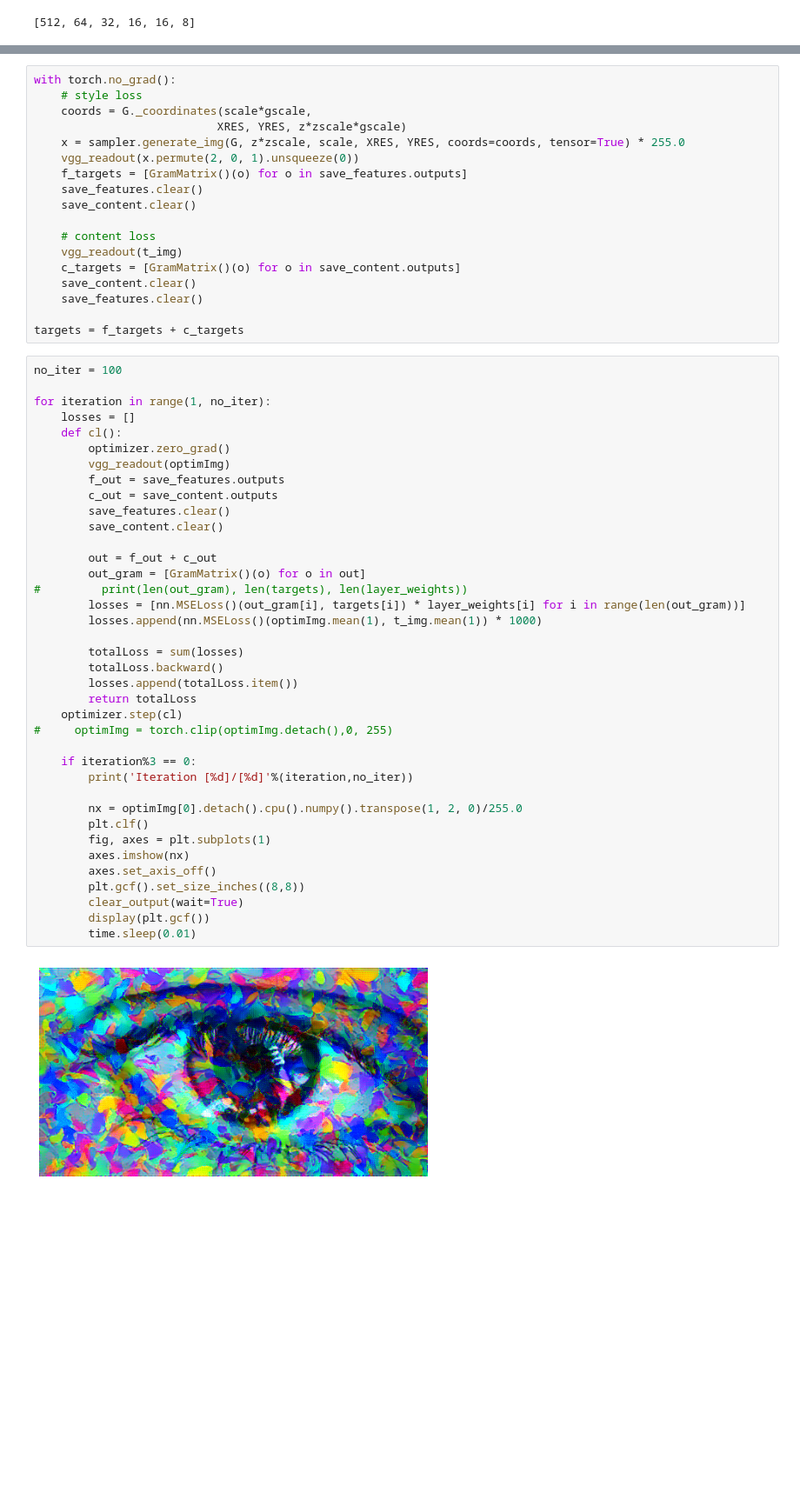
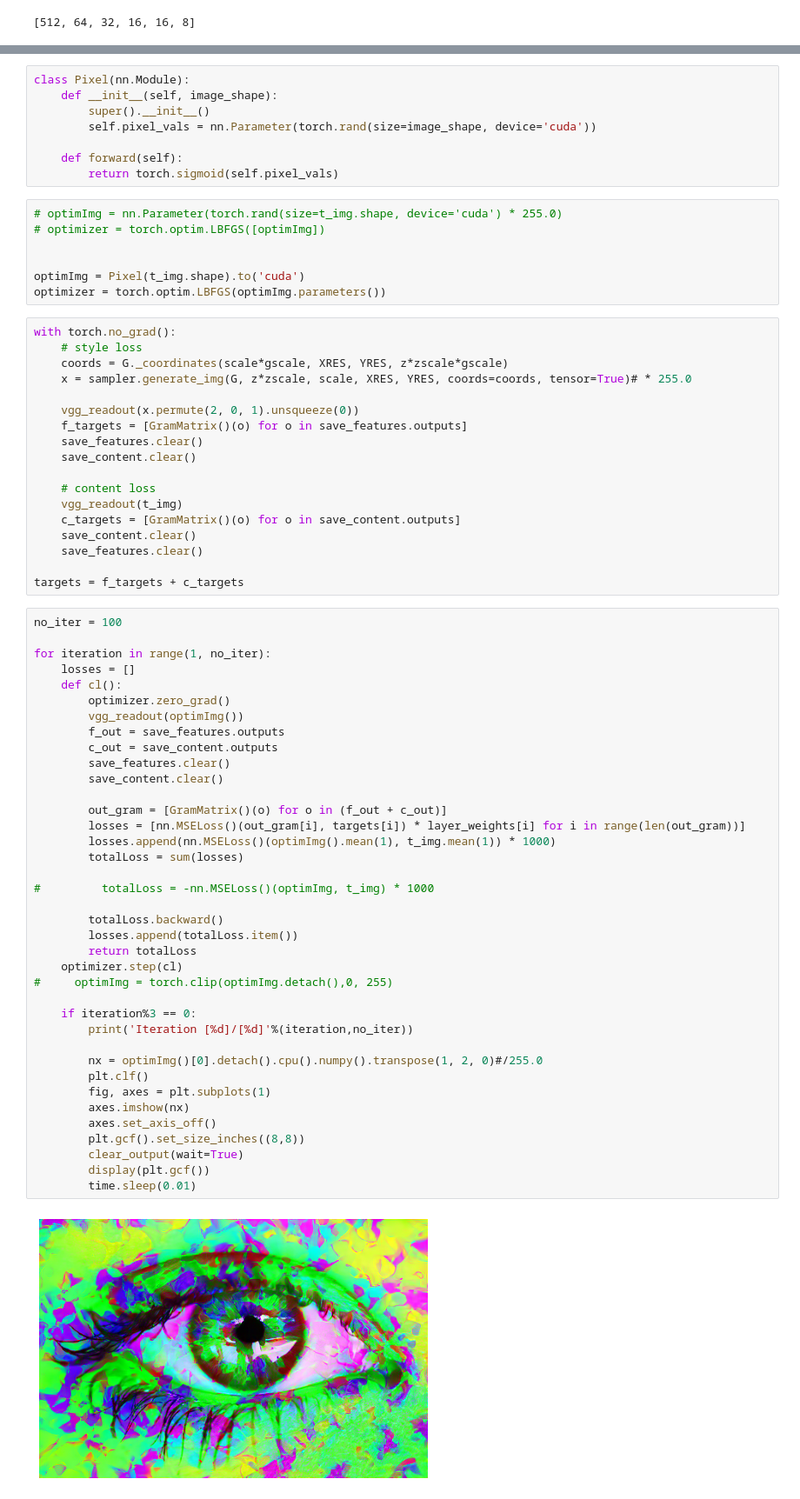
Before and after one commit to heysoos/neuralart, a Jupyter notebook: notebooks/style_transfer_cppn_vgg19.ipynb, the cells around one changed output, grey strips where cells are left out. Shown at 87% size. Drawn from its saved outputs; the diff is of its cells as text; blank space fills up the shorter version.

Commit message:
Normalize image between 0 and 1 using sigmoid

```diff
--- a/notebooks/style_transfer_cppn_vgg19.ipynb
+++ b/notebooks/style_transfer_cppn_vgg19.ipynb
@@ -105,9 +106,24 @@ optimizer = torch.optim.LBFGS([optimImg])
+# %%
+class Pixel(nn.Module):
+    def __init__(self, image_shape):
+        super().__init__()
+        self.pixel_vals = nn.Parameter(torch.rand(size=image_shape, device='cuda'))
+
+    def forward(self):
+        return torch.sigmoid(self.pixel_vals)
+# %%
+# optimImg = nn.Parameter(torch.rand(size=t_img.shape, device='cuda') * 255.0)
+# optimizer = torch.optim.LBFGS([optimImg])
+
+
+optimImg = Pixel(t_img.shape).to('cuda')
+optimizer = torch.optim.LBFGS(optimImg.parameters())
 # %%
 with torch.no_grad():
     # style loss
-    coords = G._coordinates(scale*gscale,
-                           XRES, YRES, z*zscale*gscale)
-    x = sampler.generate_img(G, z*zscale, scale, XRES, YRES, coords=coords, tensor=True) * 255.0
+    coords = G._coordinates(scale*gscale, XRES, YRES, z*zscale*gscale)
+    x = sampler.generate_img(G, z*zscale, scale, XRES, YRES, coords=coords, tensor=True)# * 255.0
+
     vgg_readout(x.permute(2, 0, 1).unsqueeze(0))
     f_targets = [GramMatrix()(o) for o in save_features.outputs]
     save_features.clear()
@@ -125,41 +141,41 @@ no_iter = 100
 
 for iteration in range(1, no_iter):
     losses = []
     def cl():
         optimizer.zero_grad()
-        vgg_readout(optimImg)
+        vgg_readout(optimImg())
         f_out = save_features.outputs
         c_out = save_content.outputs
         save_features.clear()
         save_content.clear()
 
-        out = f_out + c_out
-        out_gram = [GramMatrix()(o) for o in out]
-#         print(len(out_gram), len(targets), len(layer_weights))
+        out_gram = [GramMatrix()(o) for o in (f_out + c_out)]
         losses = [nn.MSELoss()(out_gram[i], targets[i]) * layer_weights[i] for i in range(len(out_gram))]
-        losses.append(nn.MSELoss()(optimImg.mean(1), t_img.mean(1)) * 1000)
+        losses.append(nn.MSELoss()(optimImg().mean(1), t_img.mean(1)) * 1000)
+        totalLoss = sum(losses)
 
-        totalLoss = sum(losses)
+#         totalLoss = -nn.MSELoss()(optimImg, t_img) * 1000
+
         totalLoss.backward()
         losses.append(totalLoss.item())
         return totalLoss
     optimizer.step(cl)
 #     optimImg = torch.clip(optimImg.detach(),0, 255)
 
     if iteration%3 == 0:
         print('Iteration [%d]/[%d]'%(iteration,no_iter))
 
-        nx = optimImg[0].detach().cpu().numpy().transpose(1, 2, 0)/255.0
+        nx = optimImg()[0].detach().cpu().numpy().transpose(1, 2, 0)#/255.0
         plt.clf()
         fig, axes = plt.subplots(1)
         axes.imshow(nx)
         axes.set_axis_off()
         plt.gcf().set_size_inches((8,8))
         clear_output(wait=True)
         display(plt.gcf())
         time.sleep(0.01)
 # %% [output]
-[figure, old version]
+[figure, new version]
 <Figure size 432x288 with 0 Axes>
 <Figure size 576x576 with 0 Axes>
 <Figure size 576x576 with 0 Axes>
```
Also changed, not shown: parts of 6 cells of this notebook, 1 other file.
